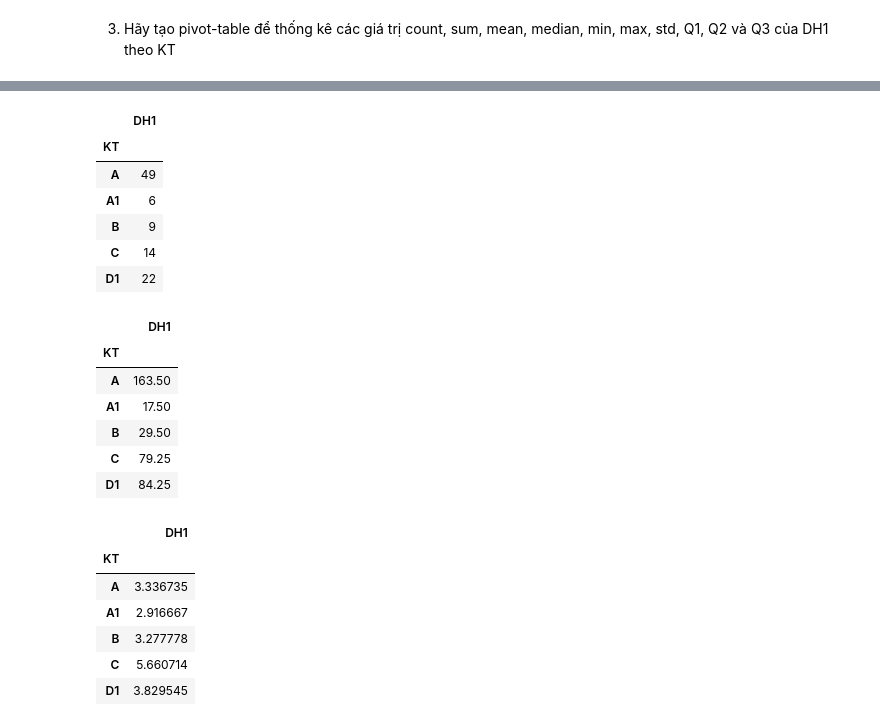
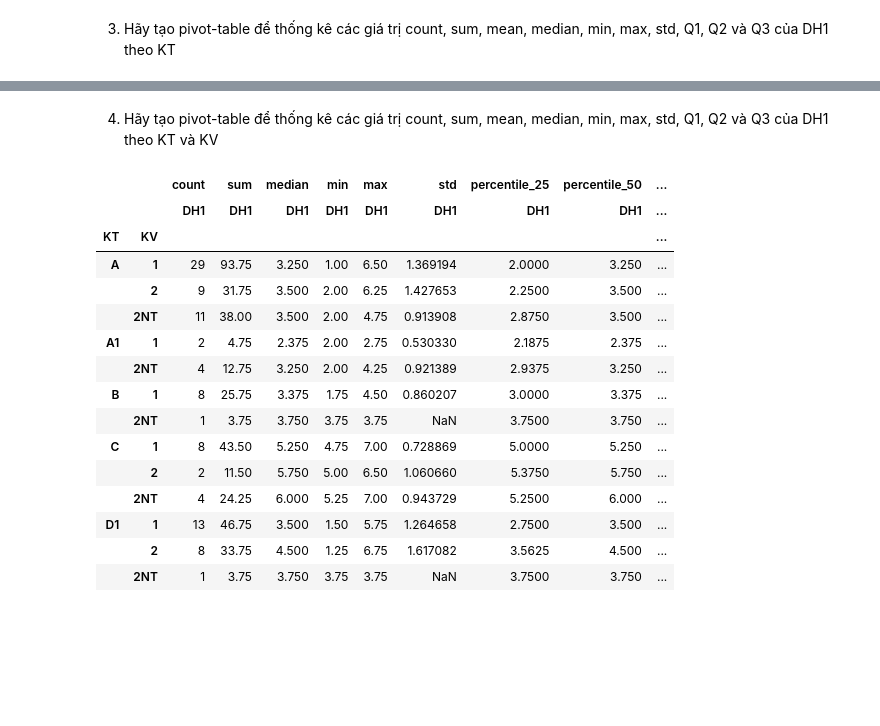
Before and after one commit to trinhvanypro1/-DataAnalystDeepLearning, a Jupyter notebook: Lab2.ipynb, the cells around one changed output, grey strips where cells are left out. Saved outputs shown, nothing was run; the diff lists cells and outputs as text; code cells hidden in the pictures; blank space fills up the shorter version.

```diff
--- a/Lab2.ipynb
+++ b/Lab2.ipynb
@@ -59,3 +59,9 @@ data.sort_values(by=['DH2','GT'])
 100 rows × 66 columns
 # %% [markdown]
 3. Hãy tạo pivot-table để thống kê các giá trị count, sum, mean, median, min, max, std, Q1, Q2 và Q3 của DH1 theo KT
+# %%
+def percentile(n):
+    def percentile_(x):
+        return np.percentile(x, n)
+    percentile_.__name__ = 'percentile_%s' % n
+    return percentile_
@@ -62,33 +81,22 @@ data.sort_values(by=['DH2','GT'])
+# %% [markdown]
+4. Hãy tạo pivot-table để thống kê các giá trị count, sum, mean, median, min, max, std, Q1, Q2 và Q3 của DH1 theo KT và KV
 # %%
-table_count=pd.pivot_table(data, values='DH1', index=['KT'],aggfunc='count')
-table_count
+table_KT_KV=pd.pivot_table(data,values='DH1',index=['KT','KV'],aggfunc=['count','sum','median','min','max','std',percentile(25),percentile(50),percentile(75)])
+table_KT_KV
 # %% [output]
-|  | DH1 |
-| KT |  |
-| A | 49 |
-| A1 | 6 |
-| B | 9 |
-| C | 14 |
-| D1 | 22 |
+|  |  | count | sum | median | min | max | std | percentile_25 | percentile_50 | ... |
+|  |  | DH1 | DH1 | DH1 | DH1 | DH1 | DH1 | DH1 | DH1 | ... |
+| KT | KV |  |  |  |  |  |  |  |  | ... |
+| A | 1 | 29 | 93.75 | 3.250 | 1.00 | 6.50 | 1.369194 | 2.0000 | 3.250 | ... |
+|  | 2 | 9 | 31.75 | 3.500 | 2.00 | 6.25 | 1.427653 | 2.2500 | 3.500 | ... |
+|  | 2NT | 11 | 38.00 | 3.500 | 2.00 | 4.75 | 0.913908 | 2.8750 | 3.500 | ... |
+| A1 | 1 | 2 | 4.75 | 2.375 | 2.00 | 2.75 | 0.530330 | 2.1875 | 2.375 | ... |
+|  | 2NT | 4 | 12.75 | 3.250 | 2.00 | 4.25 | 0.921389 | 2.9375 | 3.250 | ... |
+| B | 1 | 8 | 25.75 | 3.375 | 1.75 | 4.50 | 0.860207 | 3.0000 | 3.375 | ... |
+|  | 2NT | 1 | 3.75 | 3.750 | 3.75 | 3.75 | NaN | 3.7500 | 3.750 | ... |
+| C | 1 | 8 | 43.50 | 5.250 | 4.75 | 7.00 | 0.728869 | 5.0000 | 5.250 | ... |
+|  | 2 | 2 | 11.50 | 5.750 | 5.00 | 6.50 | 1.060660 | 5.3750 | 5.750 | ... |
+|  | 2NT | 4 | 24.25 | 6.000 | 5.25 | 7.00 | 0.943729 | 5.2500 | 6.000 | ... |
+| D1 | 1 | 13 | 46.75 | 3.500 | 1.50 | 5.75 | 1.264658 | 2.7500 | 3.500 | ... |
+|  | 2 | 8 | 33.75 | 4.500 | 1.25 | 6.75 | 1.617082 | 3.5625 | 4.500 | ... |
+|  | 2NT | 1 | 3.75 | 3.750 | 3.75 | 3.75 | NaN | 3.7500 | 3.750 | ... |
-# %%
-table_sum=pd.pivot_table(data,values='DH1',index=['KT'],aggfunc='sum')
-table_sum
-# %% [output]
-|  | DH1 |
-| KT |  |
-| A | 163.50 |
-| A1 | 17.50 |
-| B | 29.50 |
-| C | 79.25 |
-| D1 | 84.25 |
-# %%
-table_mean=pd.pivot_table(data,values='DH1',index=['KT'],aggfunc='mean')
-table_mean
-# %% [output]
-|  | DH1 |
-| KT |  |
-| A | 3.336735 |
-| A1 | 2.916667 |
-| B | 3.277778 |
-| C | 5.660714 |
-| D1 | 3.829545 |
```
Also changed, not shown: parts of 4 cells of this notebook.
